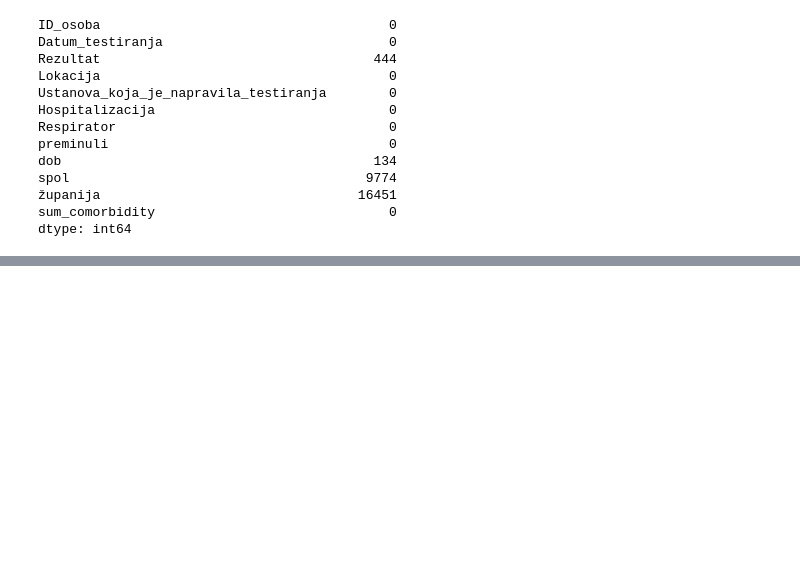
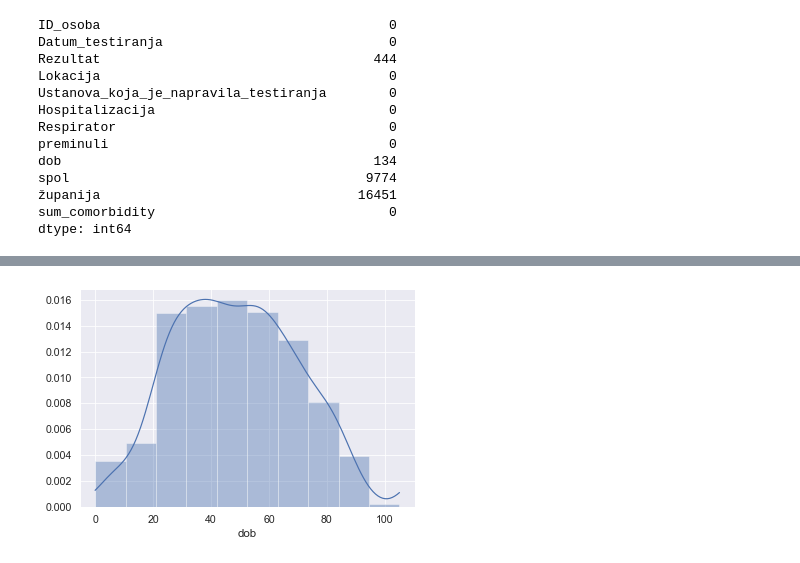
Before and after one commit to akapet00/covid-19-modelling-croatia, a Jupyter notebook: notebooks/00-tidy.ipynb, the cells around one changed output, grey strips where cells are left out. Saved outputs shown, nothing was run; the diff lists cells and outputs as text; code cells hidden in the pictures; blank space fills up the shorter version.

```diff
--- a/notebooks/00-tidy.ipynb
+++ b/notebooks/00-tidy.ipynb
@@ -154,0 +153,5 @@ See the caveats in the documentation: https://pandas.pydata.org/pandas-docs/stab
+# %%
+ax = sns.distplot(df_tidy.dob, bins=10, kde_kws=dict(bw=5, cut=0))
+plt.show()
+# %% [output]
+[figure, added]
```
Also changed, not shown: parts of 13 cells of this notebook, 1 other file.
